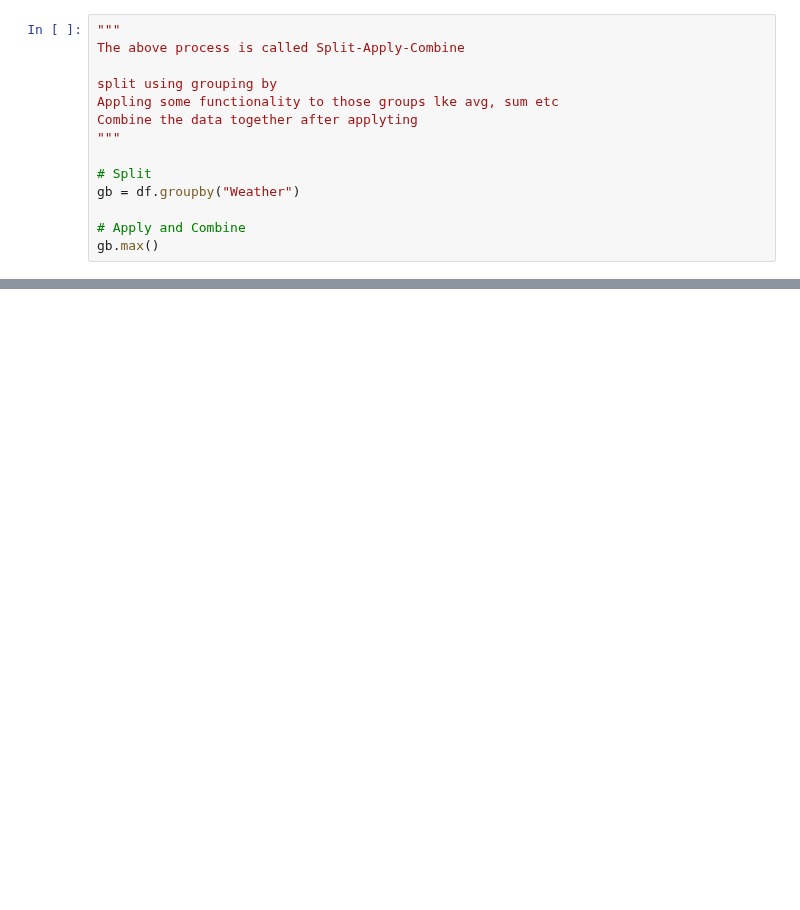
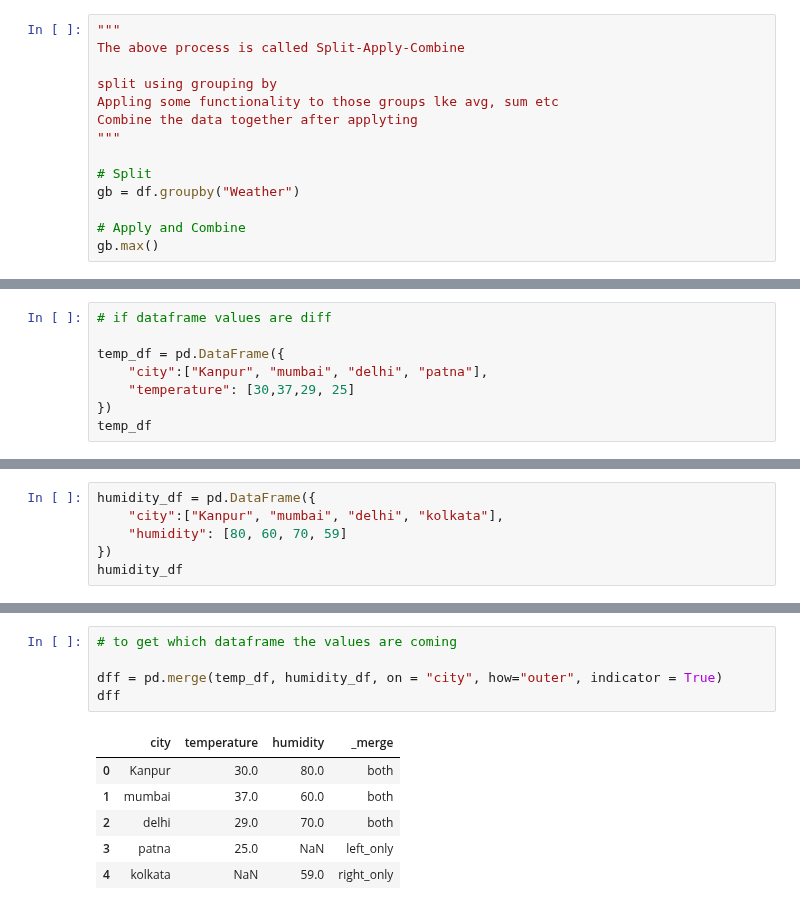
Before and after one commit to Tanay-Dwivedi/DADS-practice, a Jupyter notebook: Python/Pandas/pandas_practice3.ipynb, the cells around one changed output, grey strips where cells are left out. Cells and saved outputs as stored; diff of their text form; blank space fills up the shorter version.

```diff
--- a/Python/Pandas/pandas_practice3.ipynb
+++ b/Python/Pandas/pandas_practice3.ipynb
@@ -129,0 +272,8 @@ gb.min()
+# %%
+# if dataframe values are diff
+
+temp_df = pd.DataFrame({
+    "city":["Kanpur", "mumbai", "delhi", "patna"],
+    "temperature": [30,37,29, 25]
+})
+temp_df
@@ -129,0 +286,6 @@ gb.min()
+# %%
+humidity_df = pd.DataFrame({
+    "city":["Kanpur", "mumbai", "delhi", "kolkata"],
+    "humidity": [80, 60, 70, 59]
+})
+humidity_df
@@ -129,0 +352,12 @@ gb.min()
+# %%
+# to get which dataframe the values are coming
+
+dff = pd.merge(temp_df, humidity_df, on = "city", how="outer", indicator = True)
+dff
+# %% [output]
+|  | city | temperature | humidity | _merge |
+| 0 | Kanpur | 30.0 | 80.0 | both |
+| 1 | mumbai | 37.0 | 60.0 | both |
+| 2 | delhi | 29.0 | 70.0 | both |
+| 3 | patna | 25.0 | NaN | left_only |
+| 4 | kolkata | NaN | 59.0 | right_only |
```
Also changed, not shown: parts of 27 cells of this notebook.
